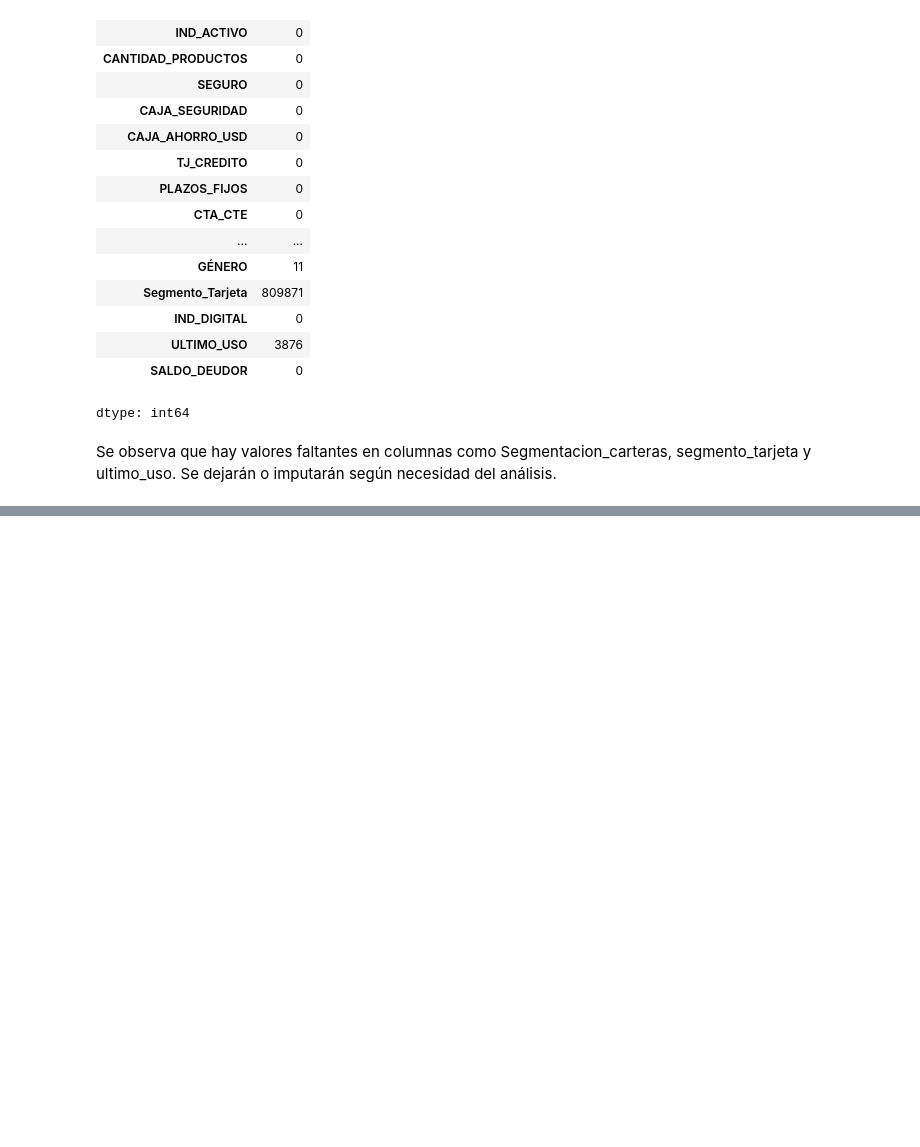
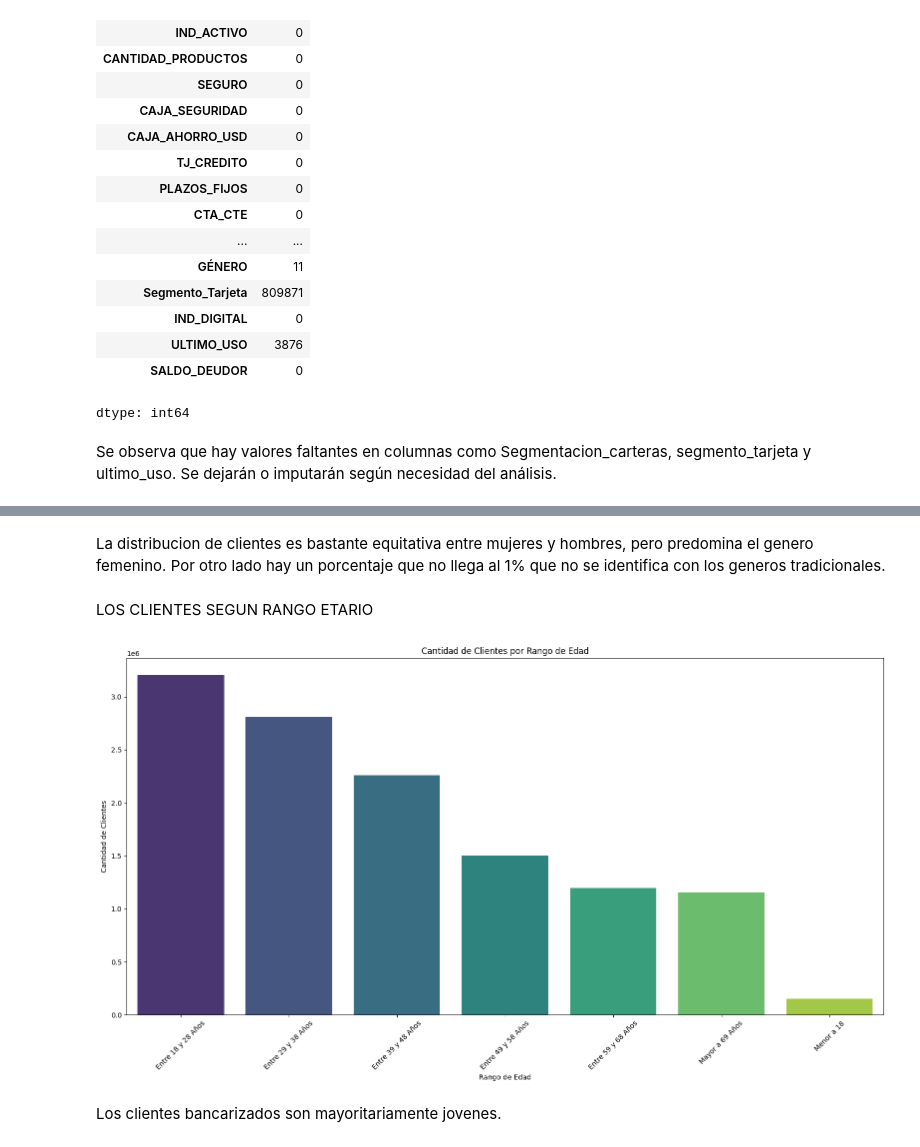
Before and after one commit to chiaravanin/CursoCoder, a Jupyter notebook: ProyectoDS_PArteIVANIN.ipynb, the cells around one changed output, grey strips where cells are left out. Saved outputs shown, nothing was run; the diff lists cells and outputs as text; code cells hidden in the pictures; blank space fills up the shorter version.

```diff
--- a/ProyectoDS_PArteIVANIN.ipynb
+++ b/ProyectoDS_PArteIVANIN.ipynb
@@ -106,0 +123,25 @@ import matplotlib.pyplot as plt
+# %% [markdown]
+La distribucion de clientes es bastante equitativa entre mujeres y hombres, pero predomina el genero femenino. Por otro lado  hay un porcentaje que no llega al 1% que no se identifica con los generos tradicionales.
+# %% [markdown]
+LOS CLIENTES SEGUN RANGO ETARIO
+# %%
+import seaborn as sns
+
+
+df_edad = df.groupby('Rango_Edad_Nuevo')['CANTIDAD_CLIENTES'].sum().reset_index()
+orden_rangos = df_edad.sort_values('Rango_Edad_Nuevo')['Rango_Edad_Nuevo']
+
+plt.figure(figsize=(16,9))
+sns.barplot(x='Rango_Edad_Nuevo', y='CANTIDAD_CLIENTES', hue= 'Rango_Edad_Nuevo', data=df_edad, order=orden_rangos, palette= 'viridis')
+plt.title("Cantidad de Clientes por Rango de Edad")
+plt.xlabel("Rango de Edad")
+plt.ylabel("Cantidad de Clientes")
+plt.xticks(rotation=45)
+plt.tight_layout()
+
+
+plt.show()
+# %% [output]
+[figure, added]
+# %% [markdown]
+Los clientes bancarizados son mayoritariamente jovenes.
```
Also changed, not shown: parts of 4 cells of this notebook.
